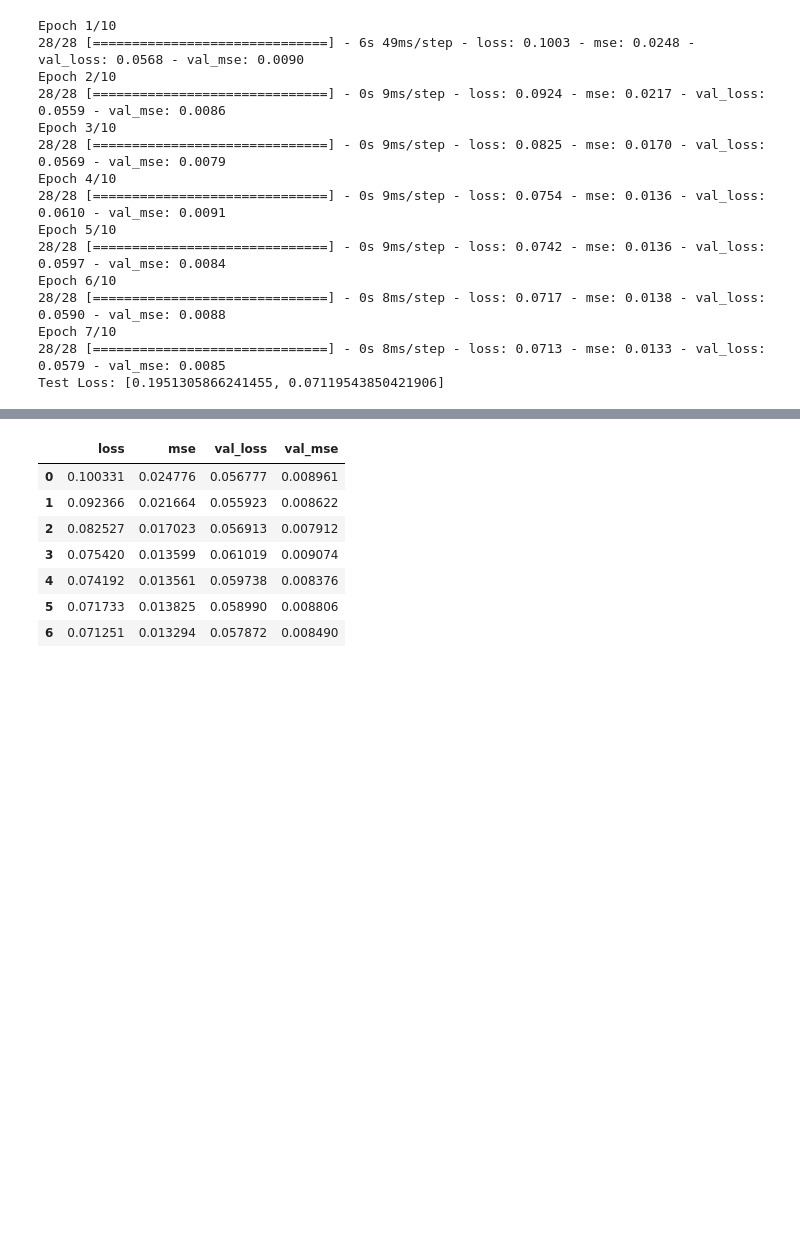
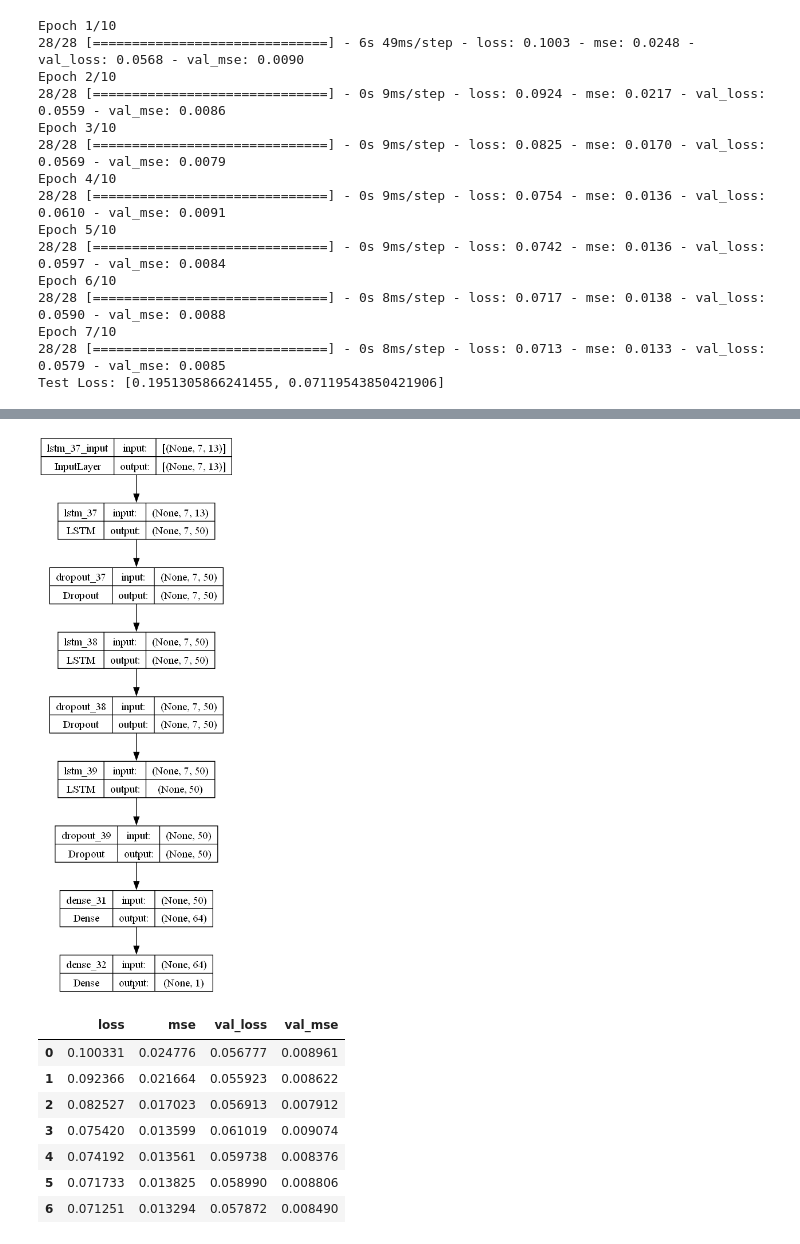
Before and after one commit to minkyunglee1012/Project_YAY, a Jupyter notebook: 01.02 영주시 날씨에 따른 사과 가격 예측/LSTM_apple.ipynb, the cells around one changed output, grey strips where cells are left out. Saved outputs shown, nothing was run; the diff lists cells and outputs as text; code cells hidden in the pictures; blank space fills up the shorter version.

```diff
--- a/영주시 날씨에 따른 사과 가격 예측/LSTM_apple.ipynb
+++ b/01.02 영주시 날씨에 따른 사과 가격 예측/LSTM_apple.ipynb
@@ -248,3 +268,9 @@ Test Loss: [0.1951305866241455, 0.07119543850421906]
+# %%
+from keras.utils import plot_model
+
+plot_model(model, show_shapes=True, show_layer_names=True)
+# %% [output]
+[figure, added]
 # %%
 pd.DataFrame(history.history)
 # %% [output]
```
Also changed, not shown: parts of 2 cells of this notebook, 1 other file.
